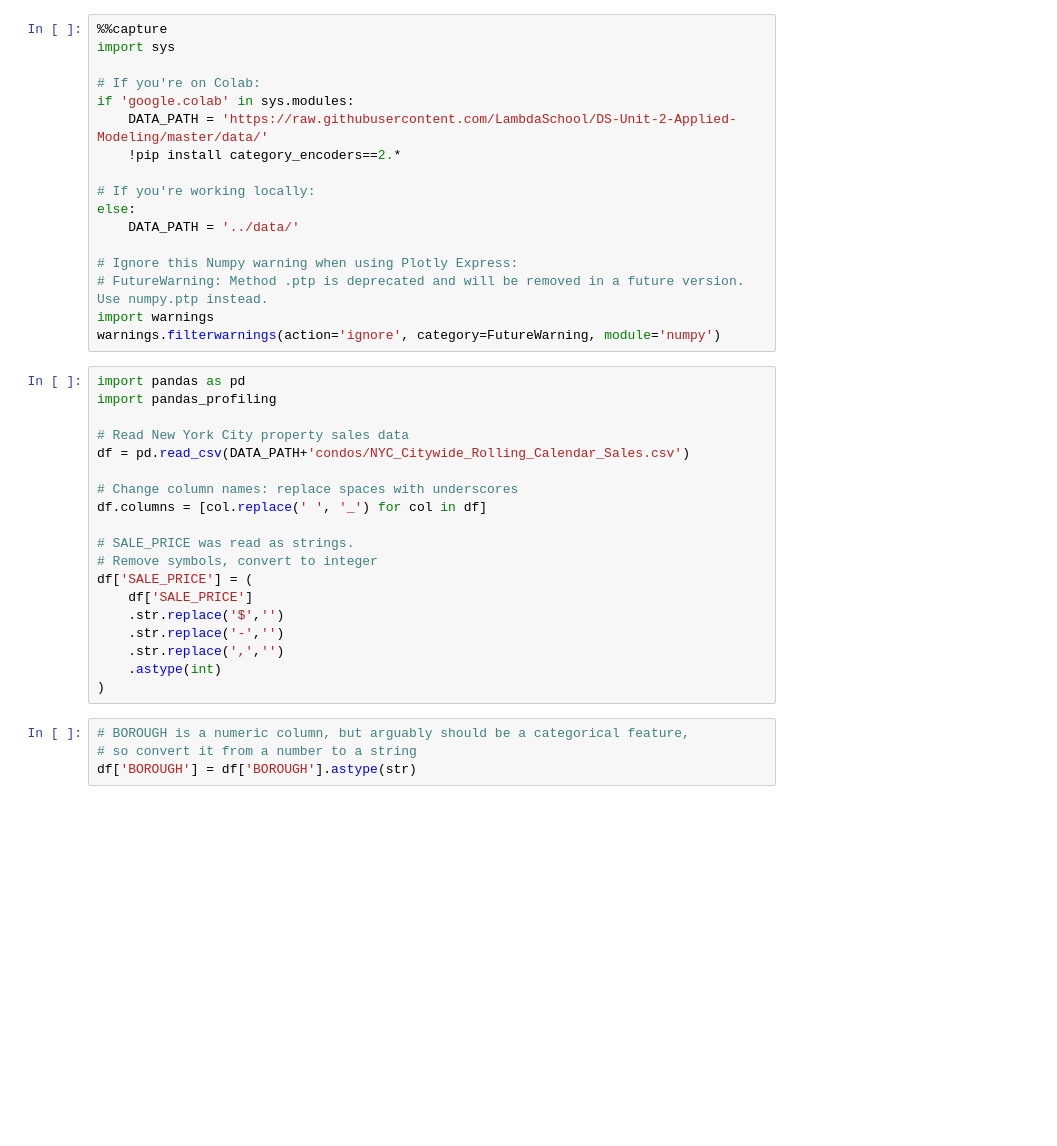
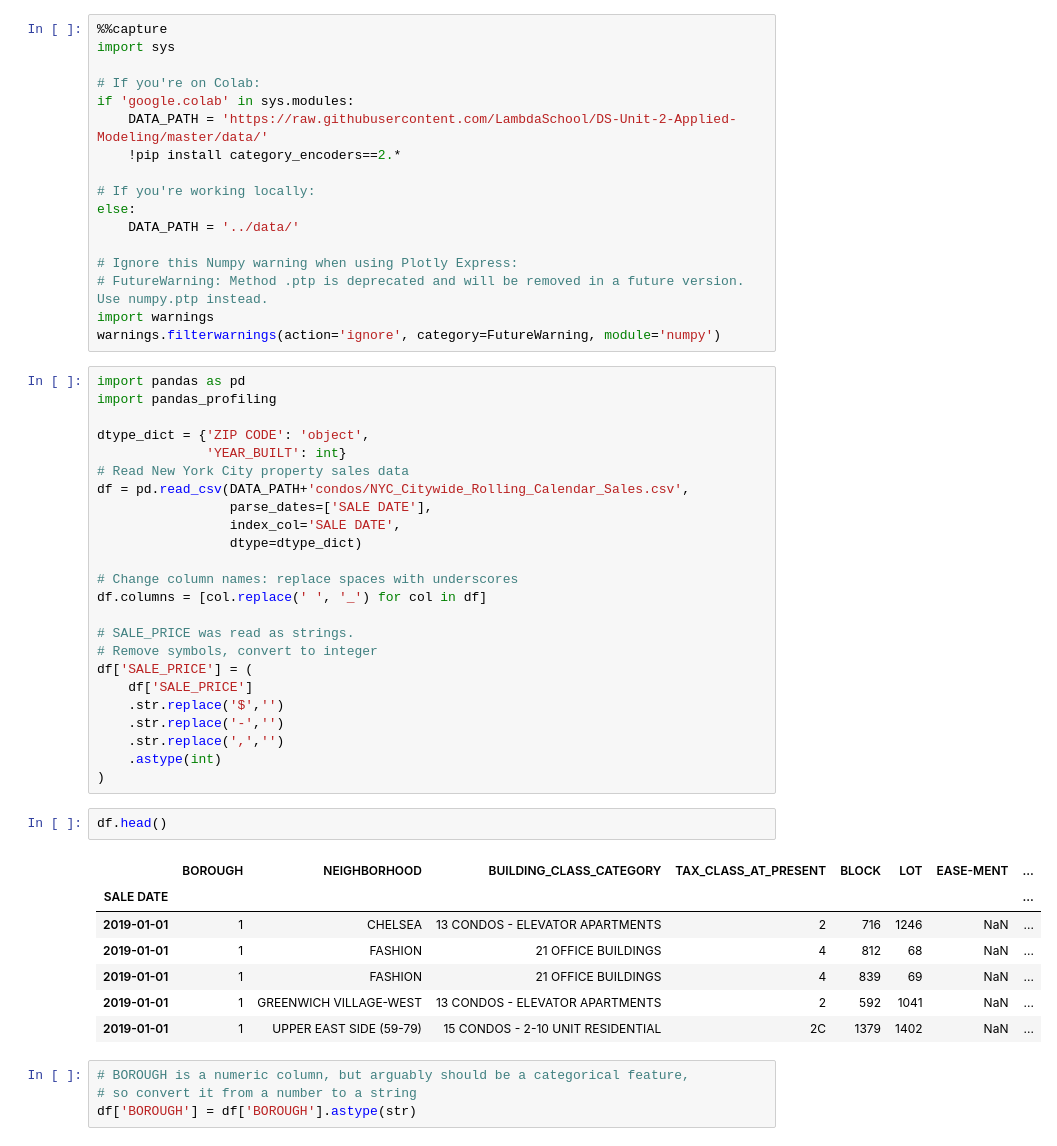
Before and after one commit to bloominstituteoftechnology/DS-Unit-2-Linear-Models, a Jupyter notebook: module3-ridge-regression/LS_DS_213_assignment.ipynb, the cells around one changed output. Drawn from its saved outputs; the diff is of its cells as text; blank space fills up the shorter version.

```diff
--- a/module3-ridge-regression/LS_DS_213_assignment.ipynb
+++ b/module3-ridge-regression/LS_DS_213_assignment.ipynb
@@ -61,8 +61,13 @@ warnings.filterwarnings(action='ignore', category=FutureWarning, module='numpy')
 import pandas as pd
 import pandas_profiling
 
+dtype_dict = {'ZIP CODE': 'object',
+              'YEAR_BUILT': int}
 # Read New York City property sales data
-df = pd.read_csv(DATA_PATH+'condos/NYC_Citywide_Rolling_Calendar_Sales.csv')
+df = pd.read_csv(DATA_PATH+'condos/NYC_Citywide_Rolling_Calendar_Sales.csv',
+                 parse_dates=['SALE DATE'],
+                 index_col='SALE DATE',
+                 dtype=dtype_dict)
 
 # Change column names: replace spaces with underscores
 df.columns = [col.replace(' ', '_') for col in df]
@@ -76,6 +81,16 @@ df['SALE_PRICE'] = (
     .str.replace(',','')
     .astype(int)
 )
+# %%
+df.head()
+# %% [output]
+|  | BOROUGH | NEIGHBORHOOD | BUILDING_CLASS_CATEGORY | TAX_CLASS_AT_PRESENT | BLOCK | LOT | EASE-MENT | ... |
+| SALE DATE |  |  |  |  |  |  |  | ... |
+| 2019-01-01 | 1 | CHELSEA | 13 CONDOS - ELEVATOR APARTMENTS | 2 | 716 | 1246 | NaN | ... |
+| 2019-01-01 | 1 | FASHION | 21 OFFICE BUILDINGS | 4 | 812 | 68 | NaN | ... |
+| 2019-01-01 | 1 | FASHION | 21 OFFICE BUILDINGS | 4 | 839 | 69 | NaN | ... |
+| 2019-01-01 | 1 | GREENWICH VILLAGE-WEST | 13 CONDOS - ELEVATOR APARTMENTS | 2 | 592 | 1041 | NaN | ... |
+| 2019-01-01 | 1 | UPPER EAST SIDE (59-79) | 15 CONDOS - 2-10 UNIT RESIDENTIAL | 2C | 1379 | 1402 | NaN | ... |
 # %%
 # BOROUGH is a numeric column, but arguably should be a categorical feature,
 # so convert it from a number to a string
```
Also changed, not shown: parts of 45 cells of this notebook.
